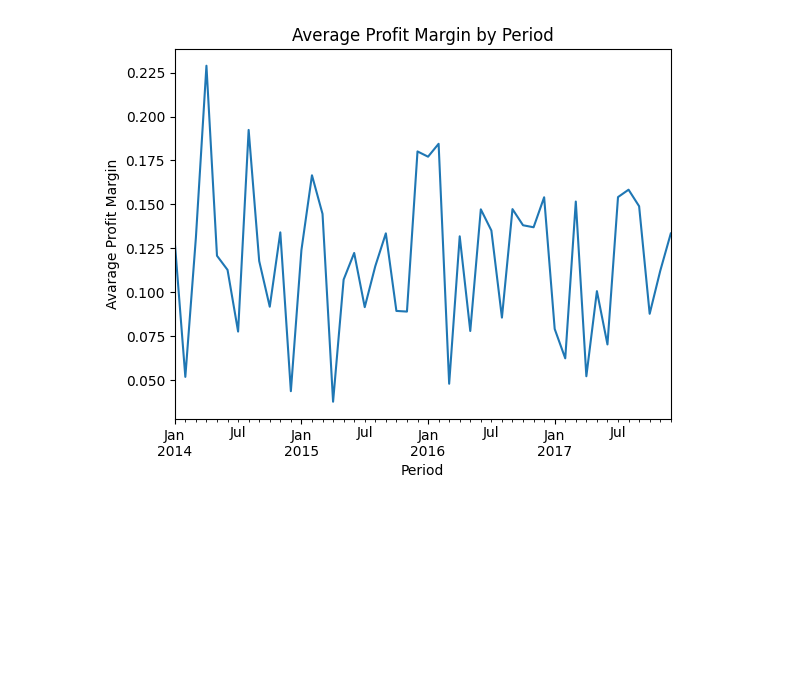
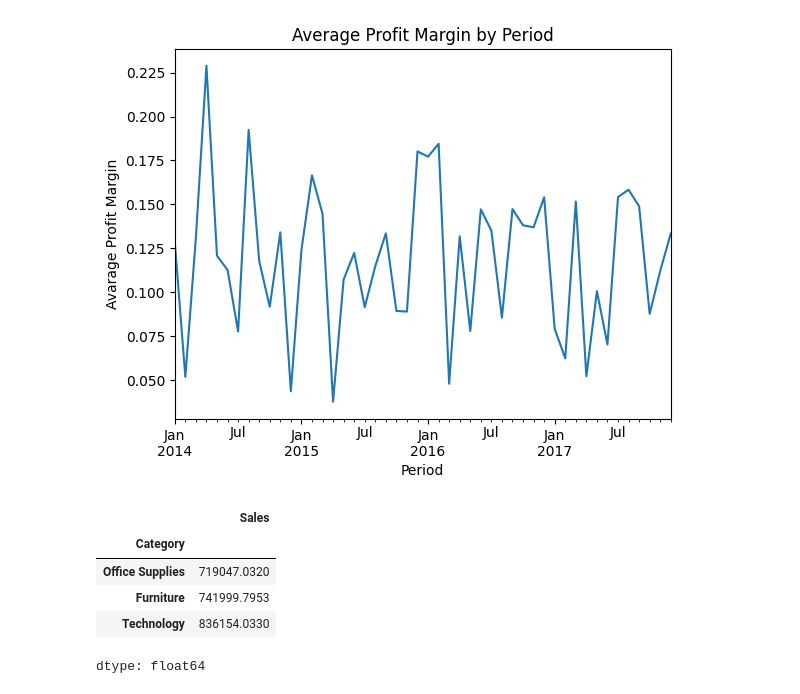
Before and after one commit to molefemarabe/portfolioproject, a Jupyter notebook: Sales_Analysis_Using_Pandas.ipynb, the cells around one changed output. Cells and saved outputs as stored; diff of their text form; code cells hidden in the pictures; blank space fills up the shorter version.

```diff
--- a/Sales_Analysis_Using_Pandas.ipynb
+++ b/Sales_Analysis_Using_Pandas.ipynb
@@ -118,3 +118,12 @@ plt.ylabel('Avarage Profit Margin')
 plt.show()
 # %% [output]
 [figure]
+# %%
+df.groupby('Category')['Sales'].sum().sort_values(ascending = True)
+# %% [output]
+|  | Sales |
+| Category |  |
+| Office Supplies | 719047.0320 |
+| Furniture | 741999.7953 |
+| Technology | 836154.0330 |
+dtype: float64
```
Also changed, not shown: parts of 3 cells of this notebook.
